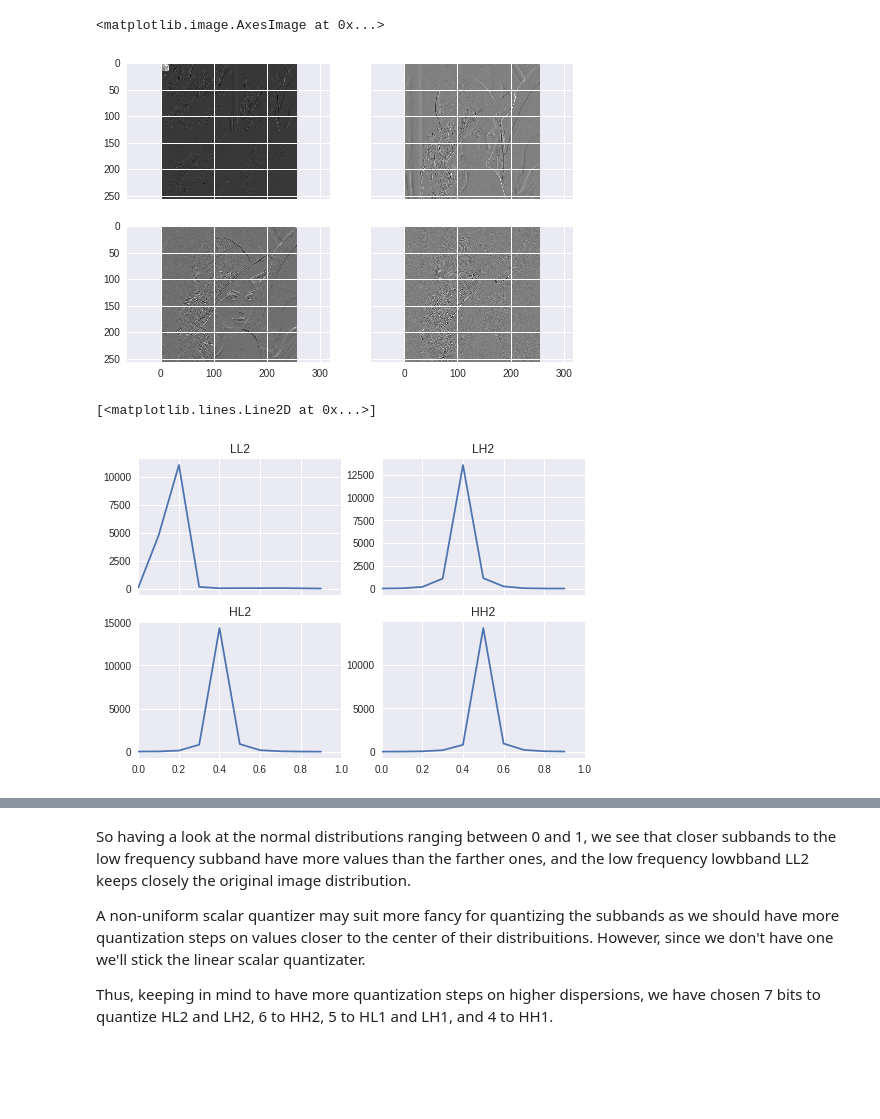
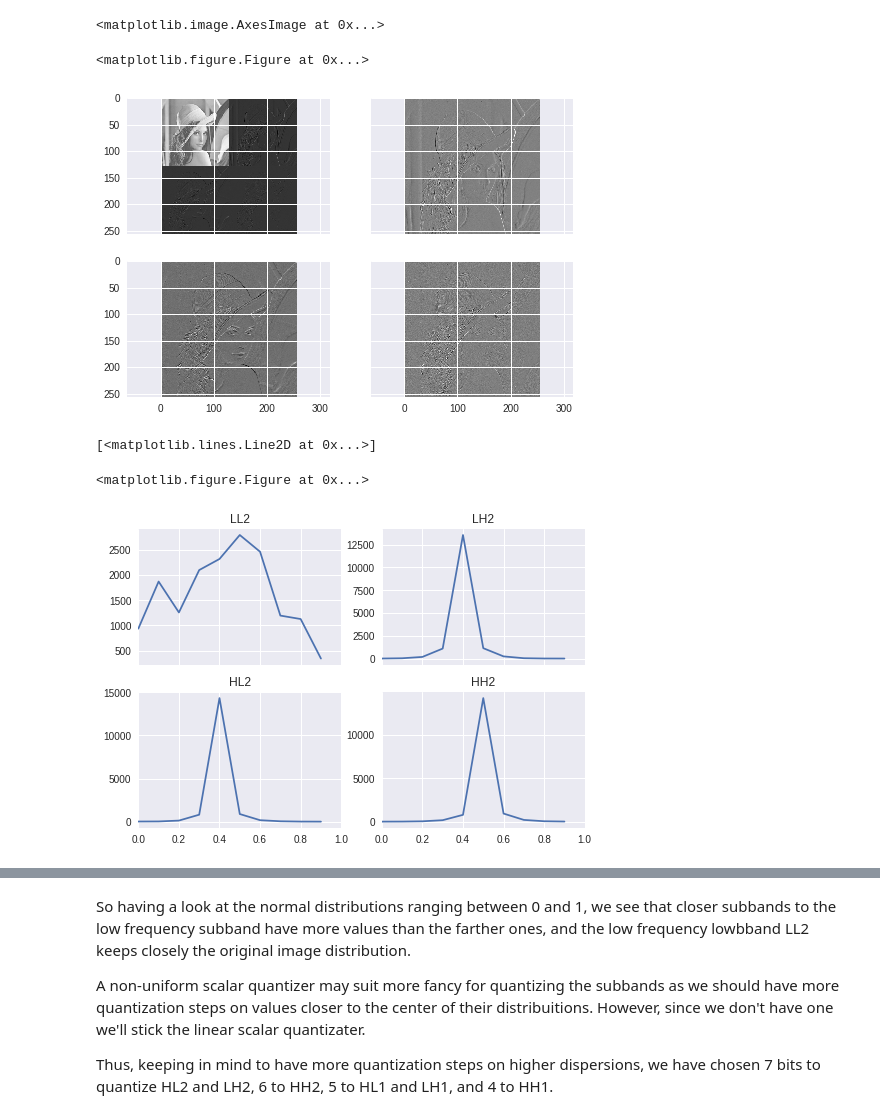
Before and after one commit to alvarogg777/colabCompression, a Jupyter notebook: Compress_Lab3.ipynb, the cells around one changed output, grey strips where cells are left out. Saved outputs shown, nothing was run; the diff lists cells and outputs as text; code cells hidden in the pictures; blank space fills up the shorter version.

```diff
--- a/Compress_Lab3.ipynb
+++ b/Compress_Lab3.ipynb
@@ -25,22 +24,24 @@ lab1.py            lab3.py  __pycache__
 from lab1 import lena,quantizer,dequantizer,shannonEntropy
 from lab2 import reverse_haar_multilevel,haar_multilevel
 # %%
-haarLena=haar_multilevel(lena,5)
+haarLena=haar_multilevel(lena,2)
 ll2 = haarLena[0:128,0:128]
 lh2 = haarLena[0:128,128:256]
 hl2 = haarLena[128:256,0:128]
 hh2 = haarLena[128:256,128:256]
 lh1 = haarLena[0:256,256:512]
 hl1 = haarLena[256:512,0:256]
 hh1 = haarLena[256:512,256:512]
+plt.figure()
 f,((ax1,ax2),(ax3,ax4))=plt.subplots(2,2,frameon=False,sharex=True,sharey=True)
 ax1.imshow(haarLena[0:256,0:256],cmap='gray')#([ll2+lh2],[hl2+hh2])
 ax2.imshow(lh1,cmap='gray')
 ax3.imshow(hl1,cmap='gray')
 ax4.imshow(hh1,cmap='gray')
 # %% [output]
 <matplotlib.image.AxesImage at 0x...>
+<matplotlib.figure.Figure at 0x...>
-[figure, old version]
+[figure, new version]
 # %%
 def normalize(input_matrix):
   scale=lambda x: (x-np.min(input_matrix))/(np.max(input_matrix)-np.min(input_matrix))
@@ -52,11 +53,9 @@ hh2_norm=normalize(hh2)
 lh1_norm=normalize(lh1)
 hl1_norm=normalize(hl1)
 hh1_norm=normalize(hh1)
-# count,bins=np.histogram(normalize(ll2))
-# plt.xlim([0,1])
-# plt.plot(bins[:-1],count)
+
+plt.figure()
 f,((ax1,ax2),(ax3,ax4))=plt.subplots(2,2,frameon=False,sharex=True,sharey=False)
-# ax1.xlim([0,1])
 ax1.set_title('LL2')
 ax1.set_xlim([0,1])
 count,bins=np.histogram(ll2_norm)
@@ -78,5 +77,6 @@ count,bins=np.histogram(hh2_norm)
 ax4.plot(bins[:-1],count)
 # %% [output]
 [<matplotlib.lines.Line2D at 0x...>]
+<matplotlib.figure.Figure at 0x...>
-[figure, old version]
+[figure, new version]
 # %%
```
Also changed, not shown: parts of 11 cells of this notebook.
